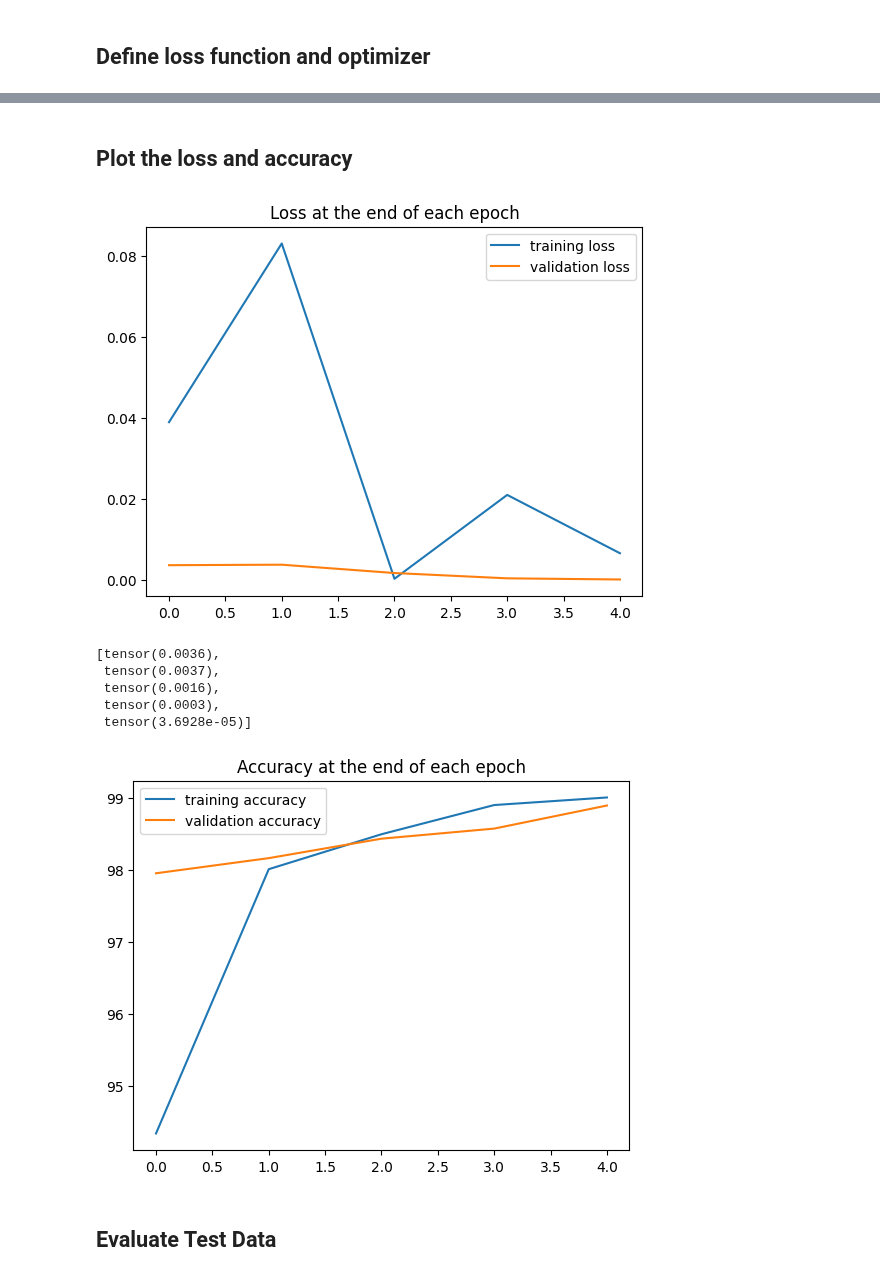
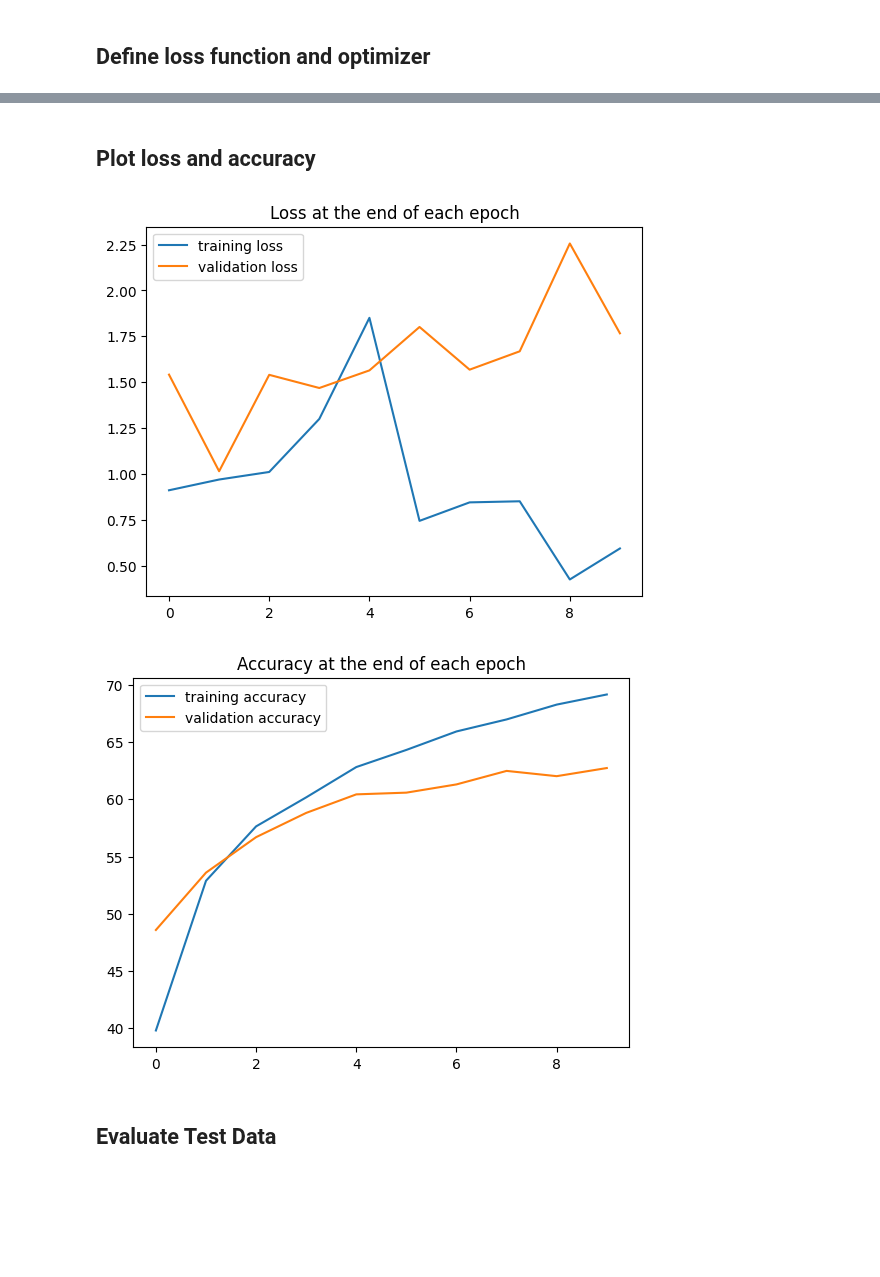
Before and after one commit to gc2321/3546-Deep-Learning, a Jupyter notebook: pytorch/1_9_cnn_cifar10_classification.ipynb, the cells around one changed output, grey strips where cells are left out. Saved outputs shown, nothing was run; the diff lists cells and outputs as text; code cells hidden in the pictures; blank space fills up the shorter version.

```diff
--- a/pytorch/1_9_cnn_cifar10_classification.ipynb
+++ b/pytorch/1_9_cnn_cifar10_classification.ipynb
@@ -24,6 +24,6 @@ filePath ="/content/gdrive/MyDrive/neural_data/"
 # %%
 transform = transforms.ToTensor()
 
-train_data = datasets.MNIST(root='filePath', train=True, download=True, transform=transform)
-test_data = datasets.MNIST(root='filePath', train=False, download=True, transform=transform)
+train_data = datasets.CIFAR10(root='filePath', train=True, download=True, transform=transform)
+test_data = datasets.CIFAR10(root='filePath', train=False, download=True, transform=transform)
 # %% [output]
@@ -90,4 +82,0 @@ conv2 = nn.Conv2d(6, 16, 3, 1)
-# %%
-# Grab the first MNIST record
-for i, (X_train, y_train) in enumerate(train_data):
-    break
@@ -132,18 +84,18 @@ torch.Size([1, 400])
 class ConvolutionalNetwork(nn.Module):
     def __init__(self):
         super().__init__()
-        self.conv1 = nn.Conv2d(1, 6, 3, 1)
+        self.conv1 = nn.Conv2d(3, 6, 3, 1)  # changed from (1, 6, 5, 1)
         self.conv2 = nn.Conv2d(6, 16, 3, 1)
-        self.fc1 = nn.Linear(5*5*16, 120)
-        self.fc2 = nn.Linear(120, 84)
-        self.fc3 = nn.Linear(84,10)
+        self.fc1 = nn.Linear(6*6*16, 120)   # changed from (4*4*16) to fit 32x32 images with 3x3 filters
+        self.fc2 = nn.Linear(120,84)
+        self.fc3 = nn.Linear(84, 10)
 
     def forward(self, X):
         X = F.relu(self.conv1(X))
         X = F.max_pool2d(X, 2, 2)
         X = F.relu(self.conv2(X))
         X = F.max_pool2d(X, 2, 2)
-        X = X.view(-1, 5*5*16)
+        X = X.view(-1, 6*6*16)
         X = F.relu(self.fc1(X))
         X = F.relu(self.fc2(X))
         X = self.fc3(X)
@@ -192,7 +142,7 @@ optimizer = torch.optim.Adam(model.parameters(), lr=0.001)
 import time
 start_time = time.time()
 
-epochs = 5
+epochs = 10
 train_losses = []
 test_losses = []
 train_correct = []
@@ -207,7 +157,7 @@ for i in range(epochs):
         b+=1
 
         # Apply the model
-        y_pred = model(X_train)  # we don't flatten X-train here
+        y_pred = model(X_train)
         loss = criterion(y_pred, y_train)
 
         # Tally the number of correct predictions
@@ -221,8 +171,8 @@ for i in range(epochs):
         optimizer.step()
 
         # Print interim results
-        if b%600 == 0:
-            print(f'epoch: {i:2}  batch: {b:4} [{10*b:6}/60000]  loss: {loss.item():10.8f}  \
+        if b%1000 == 0:
+            print(f'epoch: {i:2}  batch: {b:4} [{10*b:6}/50000]  loss: {loss.item():10.8f}  \
 accuracy: {trn_corr.item()*100/(10*b):7.3f}%')
 
     train_losses.append(loss)
@@ -265,26 +218,18 @@ Duration: 244 seconds
 # %% [markdown]
-## Plot the loss and accuracy
+## Plot loss and accuracy
 # %%
 plt.plot([loss.item() for loss in train_losses], label='training loss')
 plt.plot([loss.item() for loss in test_losses], label='validation loss')
 plt.title('Loss at the end of each epoch')
 plt.legend();
 # %% [output]
-[figure, old version]
+[figure, new version]
-# %%
-test_losses
-# %% [output]
-[tensor(0.0036),
- tensor(0.0037),
- tensor(0.0016),
- tensor(0.0003),
- tensor(3.6928e-05)]
 # %%
-plt.plot([t/600 for t in train_correct], label='training accuracy')
+plt.plot([t/500 for t in train_correct], label='training accuracy')
 plt.plot([t/100 for t in test_correct], label='validation accuracy')
 plt.title('Accuracy at the end of each epoch')
 plt.legend();
 # %% [output]
-[figure, old version]
+[figure, new version]
 # %% [markdown]
 ## Evaluate Test Data
```
Also changed, not shown: parts of 33 cells of this notebook.
